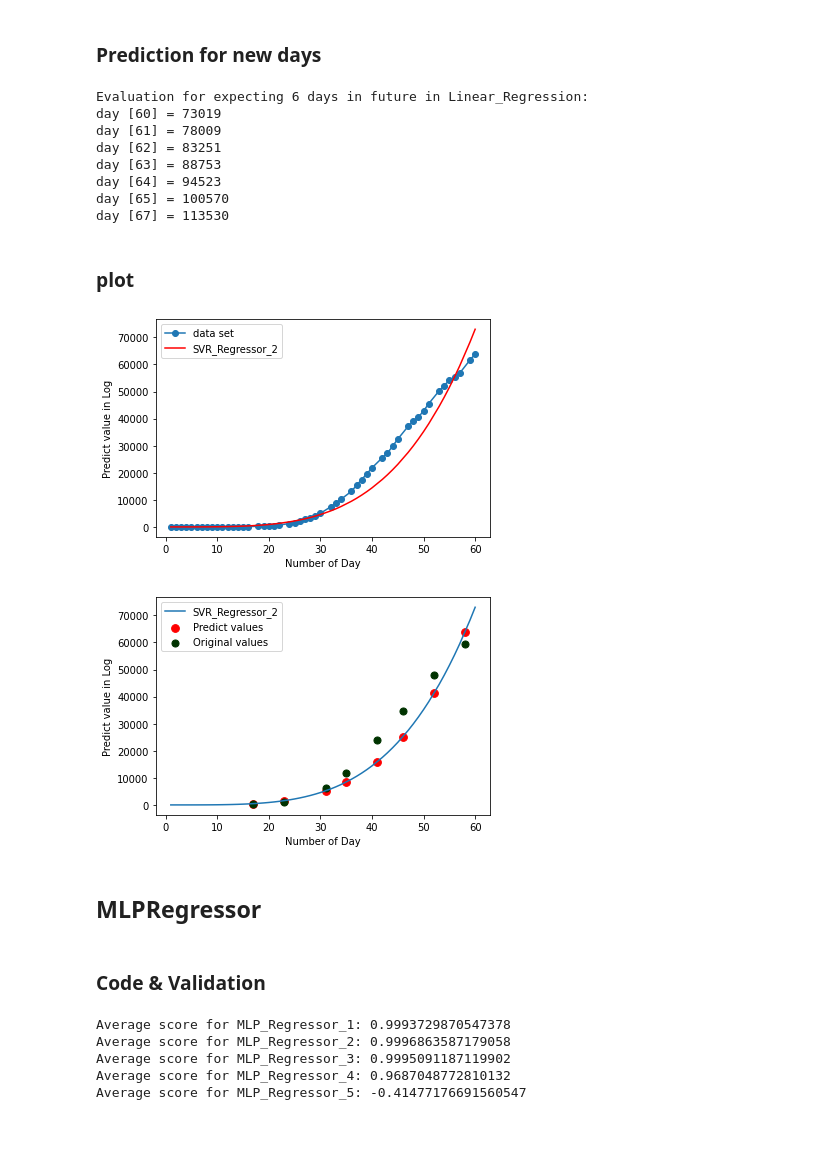
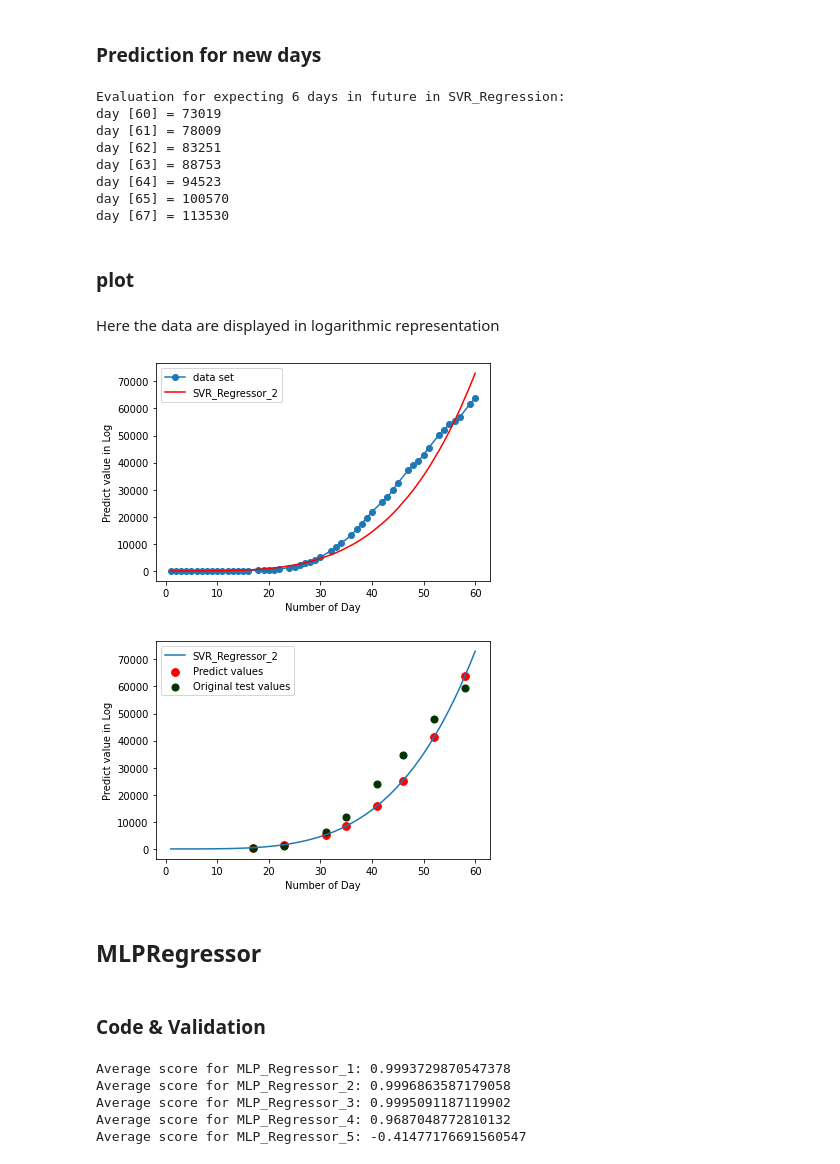
Before and after one commit to AbedMHroub/Corona-virus-COVID19-predictions-project, a Jupyter notebook: ML_PROJECT_COVID19.ipynb, the cells around one changed output. Drawn from its saved outputs; the diff is of its cells as text; code cells hidden in the pictures; blank space fills up the shorter version.

```diff
--- a/ML_PROJECT_COVID19.ipynb
+++ b/ML_PROJECT_COVID19.ipynb
@@ -393,0 +403,4 @@ plt.show()
+# %%
+path2='https://raw.githubusercontent.com/AbedMHroub/Corona-virus-COVID19-predictions-project/master/dataset/Deaths_us.csv'
+ds_death = pd.read_csv(path2, index_col=0)
+ds_death.head(10)
@@ -442,7 +431,7 @@ y_death , y_test_deaths
 from sklearn.linear_model import LinearRegression
 linear_regression=LinearRegression()
 
-yy=np.log10(y_death)
+y_log_D = np.log10(y_death)
 
 scores = []
 ######################################################################################################################
@@ -450,10 +439,10 @@ Linear_Regression = LinearRegression()
 ######################################################################################################################
 cv = KFold(n_splits=10, random_state=1, shuffle=True)
 for train_index, test_index in cv.split(x_death):
-    X_train_D, X_test_D, y_train_D, y_test_D ,yy_train_D, yy_test_D= x_death[train_index], x_death[test_index], y_death[train_index], y_death[test_index], yy[train_index], yy[test_index]
+    X_train_D, X_test_D, y_log_train_D, y_log_test_D= x_death[train_index], x_death[test_index], y_log_D[train_index], y_log_D[test_index]
 
-    Linear_Regression.fit(X_train_D.values.reshape(-1,1), yy_train_D)
-    scores.append(Linear_Regression.score(X_test_D.values.reshape(-1,1), yy_test_D))
+    Linear_Regression.fit(X_train_D.values.reshape(-1,1), y_log_train_D)
+    scores.append(Linear_Regression.score(X_test_D.values.reshape(-1,1), y_log_test_D))
 
 print("Average score for Linear Regression:",sum(scores)/10)
 # %% [output]
@@ -530,7 +523,7 @@ SVR_Regressor_3 = SVR(kernel='linear')
 ######################################################################################################################
 cv = KFold(n_splits=8, random_state=1, shuffle=True)
 for train_index, test_index in cv.split(x_death):
-    X_train_D, X_test_D, y_train_D, y_test_D ,yy_train_D, yy_test_D= x_death[train_index], x_death[test_index], y_death[train_index], y_death[test_index], yy[train_index], yy[test_index]
+    X_train_D, X_test_D, y_train_D, y_test_D = x_death[train_index], x_death[test_index], y_death[train_index], y_death[test_index]
     #
     SVR_Regressor_1.fit(X_train_D.values.reshape(-1,1), y_train_D)
     scores_1.append(SVR_Regressor_1.score(X_test_D.values.reshape(-1,1), y_test_D))
@@ -561,11 +554,11 @@ score
 # %% [markdown]
 ### Prediction for new days
 # %%
-print('Evaluation for expecting 6 days in future in Linear_Regression:')
+print('Evaluation for expecting 6 days in future in SVR_Regression:')
 for predict in x_prediction2:
   print('day',predict,'=',int(SVR_Regressor_2.predict([predict])))
 # %% [output]
-Evaluation for expecting 6 days in future in Linear_Regression:
+Evaluation for expecting 6 days in future in SVR_Regression:
 day [60] = 73019
 day [61] = 78009
 day [62] = 83251
@@ -575,28 +568,32 @@ day [65] = 100570
 day [67] = 113530
 # %% [markdown]
 ### plot
+# %% [markdown]
+Here the data are displayed in logarithmic representation
+# %%
+predicted5 = (SVR_Regressor_2.predict(x_death.values.reshape(-1,1)))
+plt.plot(x_death, y_death, 'o-',label='data set')
+plt.plot(x_death, predicted5,c='#ff0000',label='SVR_Regressor_2')
+plt.legend()
+plt.xlabel('Number of Day')
+plt.ylabel('Predict value in Log')
+plt.show()
+# %% [output]
+[figure, added]
 # %%
-predicted5 = SVR_Regressor_2.predict(x_death.values.reshape(-1,1))
-plt.plot(x_death, y_death, 'o-',label='data set')
-plt.plot(x_death, predicted5,c='#ff0000',label='SVR_Regressor_2')
+plt.plot(x_death, predicted5,label='SVR_Regressor_2')
+plt.scatter(x_test_deaths, evaluation_5 ,s=60, c='#ff0000',label='Predict values')
+plt.scatter(x_test_deaths, y_test_deaths ,s=50, c='#003300',label='Original test values')
 plt.legend()
 plt.xlabel('Number of Day')
 plt.ylabel('Predict value in Log')
 plt.show()
-plt.plot(x_death, predicted5,label='SVR_Regressor_2')
-plt.scatter(x_test_deaths, evaluation_5 ,s=60, c='#ff0000',label='Predict values')
-plt.scatter(x_test_deaths, y_test_deaths ,s=50, c='#003300',label='Original values')
-plt.legend()
-plt.xlabel('Number of Day')
-plt.ylabel('Predict value in Log')
-plt.show()
 # %% [output]
-[figure, old version]
+[figure, new version]
-[figure, removed]
 # %% [markdown]
-## MLPRegressor
+## **MLPRegressor**
 # %% [markdown]
-### **Code & Validation**
+### Code & Validation
 # %%
 from sklearn import preprocessing
 from sklearn.model_selection import KFold
```
Also changed, not shown: parts of 70 cells of this notebook.
